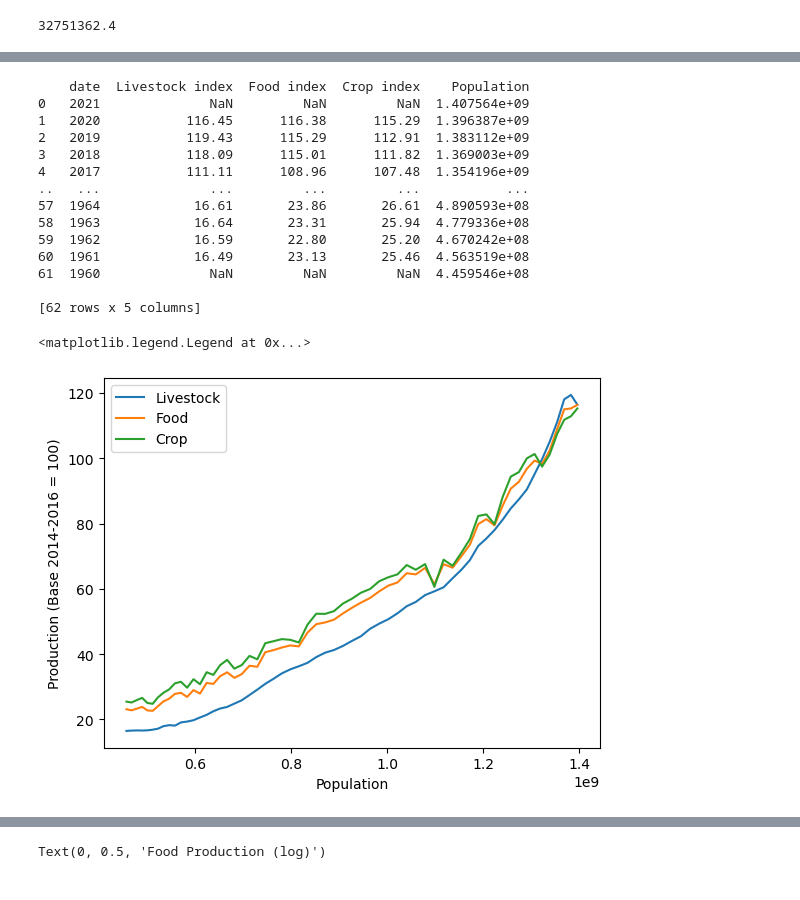
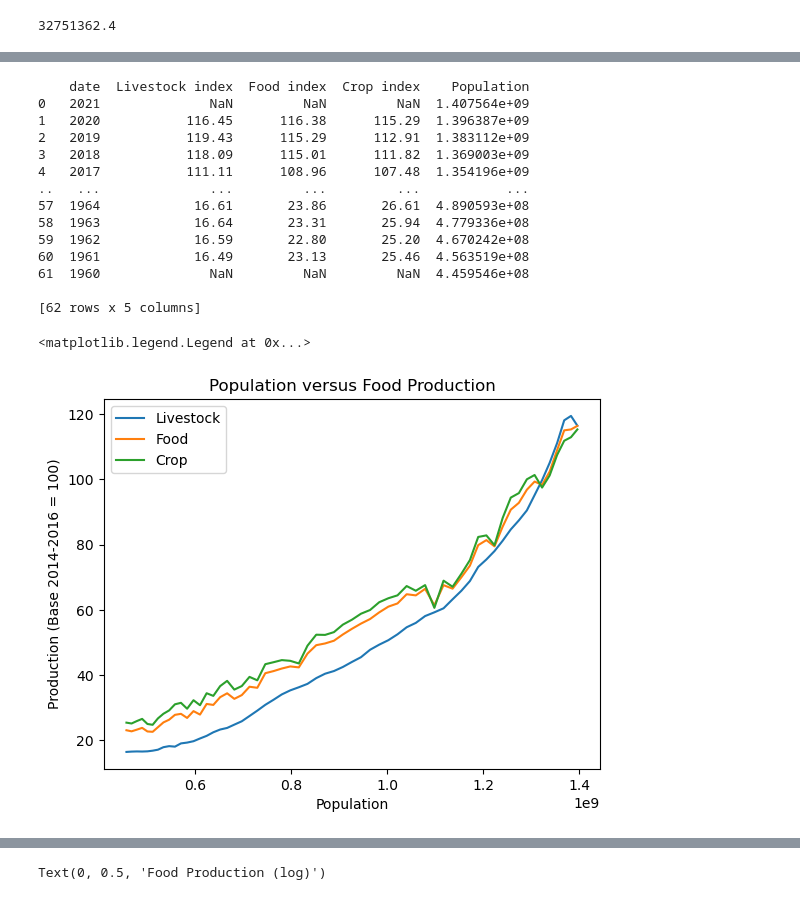
Before and after one commit to hoshiaip/EEP153Blake, a Jupyter notebook: popfunc.ipynb, the cells around one changed output, grey strips where cells are left out. Drawn from its saved outputs; the diff is of its cells as text; code cells hidden in the pictures.

```diff
--- a/popfunc.ipynb
+++ b/popfunc.ipynb
@@ -128,34 +131,36 @@ vars = {"AG.PRD.LVSK.XD":"Livestock index",
 
 
 ag = wbdata.get_dataframe(vars,country='IND')
 ag = ag.reset_index()
 ag['date'] = ag['date'].astype(int)
 print(ag)
 
 lvsk = plt.plot('Population', 'Livestock index', data=ag, label='Livestock')
 food = plt.plot('Population', 'Food index', data=ag, label='Food')
 crop = plt.plot('Population', 'Crop index', data=ag, label='Crop')
+
+plt.title('Population versus Food Production')
 plt.xlabel('Population')
 plt.ylabel('Production (Base 2014-2016 = 100)')
 plt.legend()
 #plt.legend(['Livestock index', 'Food index', 'Crop index'])
 # %% [output]
     date  Livestock index  Food index  Crop index    Population
 0   2021              NaN         NaN         NaN  1.407564e+09
 1   2020           116.45      116.38      115.29  1.396387e+09
 2   2019           119.43      115.29      112.91  1.383112e+09
 3   2018           118.09      115.01      111.82  1.369003e+09
 4   2017           111.11      108.96      107.48  1.354196e+09
 ..   ...              ...         ...         ...           ...
 57  1964            16.61       23.86       26.61  4.890593e+08
 58  1963            16.64       23.31       25.94  4.779336e+08
 59  1962            16.59       22.80       25.20  4.670242e+08
 60  1961            16.49       23.13       25.46  4.563519e+08
 61  1960              NaN         NaN         NaN  4.459546e+08
 
 [62 rows x 5 columns]
 <matplotlib.legend.Legend at 0x...>
-[figure, old version]
+[figure, new version]
 # %%
 #plt.plot(ag['date'], np.log(ag['Population']))
 #plt.plot(ag['date'], ag['Food index'])
```
Also changed, not shown: parts of 3 cells of this notebook.
